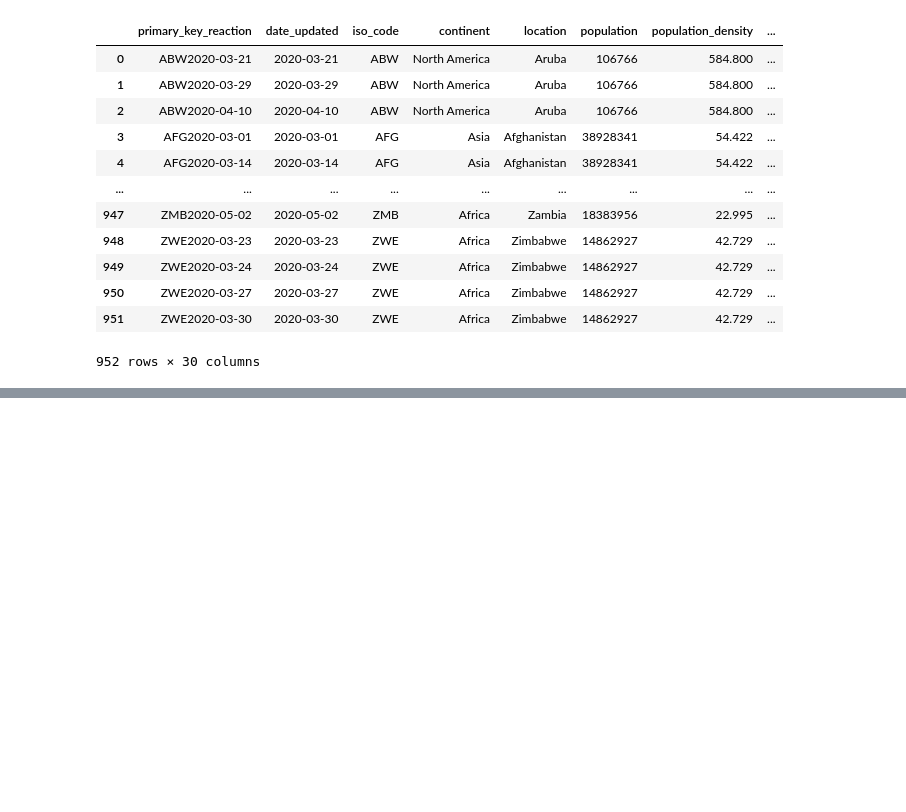
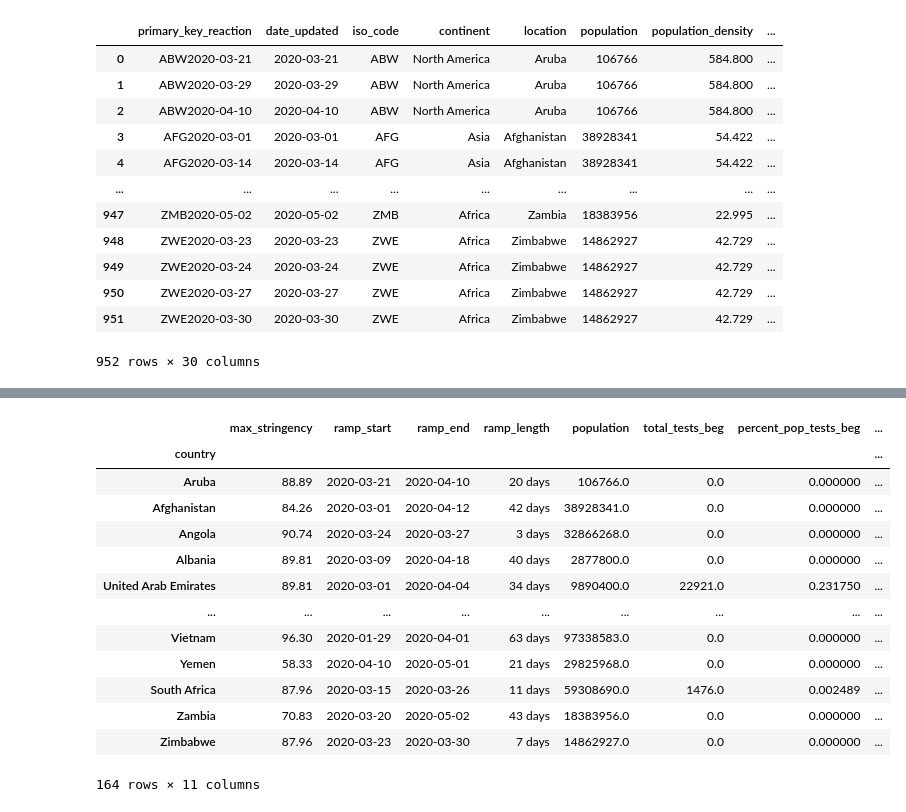
Before and after one commit to pmmfs/capstone-project, a Jupyter notebook: regulation/Analysis/rough_work_TBD_eventually/FINAL_government_regulation_impact_initial_analysis_MK_v4.ipynb, the cells around one changed output, grey strips where cells are left out. Drawn from its saved outputs; the diff is of its cells as text; code cells hidden in the pictures; blank space fills up the shorter version.

```diff
--- a/regulation/Analysis/rough_work_TBD_eventually/FINAL_government_regulation_impact_initial_analysis_MK_v4.ipynb
+++ b/regulation/Analysis/rough_work_TBD_eventually/FINAL_government_regulation_impact_initial_analysis_MK_v4.ipynb
@@ -187,6 +188,7 @@ for df in ramp_up:
 # %%
 ramp_up_df.reset_index(inplace=True)
 ramp_up_df.drop(['index'],axis=1,inplace=True)
+ramp_up_df.drop(['level_0'],axis=1,inplace=True)
 # %%
 ramp_up_df
 # %% [output]
@@ -223,0 +237,37 @@ ramp_up_df
+# %%
+name = []
+start = []
+end = []
+length = []
+maximum = []
+population = []
+total_tests_beg = []
+percent_pop_tests_beg = []
+total_cases_beg = []
+percent_pop_cases_beg = []
+total_deaths_beg = []
+percent_pop_deaths_beg = []
+total_tests_30 = []
+percent_pop_tests_30 = []
+total_cases_30 = []
+percent_pop_cases_30 = []
+total_deaths_30 = []
+percent_pop_deaths_30 = []
+total_tests_60 = []
+percent_pop_tests_60 = []
+total_cases_60 = []
+percent_pop_cases_60 = []
+total_deaths_60 = []
+percent_pop_deaths_60 = []
+total_tests_90 = []
+percent_pop_tests_90 = []
+total_cases_90 = []
+percent_pop_cases_90 = []
+total_deaths_90 = []
+percent_pop_deaths_90 = []
+total_tests_180 = []
+percent_pop_tests_180 = []
+total_cases_180 = []
+percent_pop_cases_180 = []
+total_deaths_180 = []
+percent_pop_deaths_180 = []
@@ -223,0 +321,19 @@ ramp_up_df
+# %%
+ramp_up_details.set_index(ramp_up_details['country'],inplace=True)
+ramp_up_details.drop(['country'],axis=1,inplace=True)
+ramp_up_details
+# %% [output]
+|  | max_stringency | ramp_start | ramp_end | ramp_length | population | total_tests_beg | percent_pop_tests_beg | ... |
+| country |  |  |  |  |  |  |  | ... |
+| Aruba | 88.89 | 2020-03-21 | 2020-04-10 | 20 days | 106766.0 | 0.0 | 0.000000 | ... |
+| Afghanistan | 84.26 | 2020-03-01 | 2020-04-12 | 42 days | 38928341.0 | 0.0 | 0.000000 | ... |
+| Angola | 90.74 | 2020-03-24 | 2020-03-27 | 3 days | 32866268.0 | 0.0 | 0.000000 | ... |
+| Albania | 89.81 | 2020-03-09 | 2020-04-18 | 40 days | 2877800.0 | 0.0 | 0.000000 | ... |
+| United Arab Emirates | 89.81 | 2020-03-01 | 2020-04-04 | 34 days | 9890400.0 | 22921.0 | 0.231750 | ... |
+| ... | ... | ... | ... | ... | ... | ... | ... | ... |
+| Vietnam | 96.30 | 2020-01-29 | 2020-04-01 | 63 days | 97338583.0 | 0.0 | 0.000000 | ... |
+| Yemen | 58.33 | 2020-04-10 | 2020-05-01 | 21 days | 29825968.0 | 0.0 | 0.000000 | ... |
+| South Africa | 87.96 | 2020-03-15 | 2020-03-26 | 11 days | 59308690.0 | 1476.0 | 0.002489 | ... |
+| Zambia | 70.83 | 2020-03-20 | 2020-05-02 | 43 days | 18383956.0 | 0.0 | 0.000000 | ... |
+| Zimbabwe | 87.96 | 2020-03-23 | 2020-03-30 | 7 days | 14862927.0 | 0.0 | 0.000000 | ... |
+164 rows × 11 columns
```
Also changed, not shown: parts of 5 cells of this notebook.
